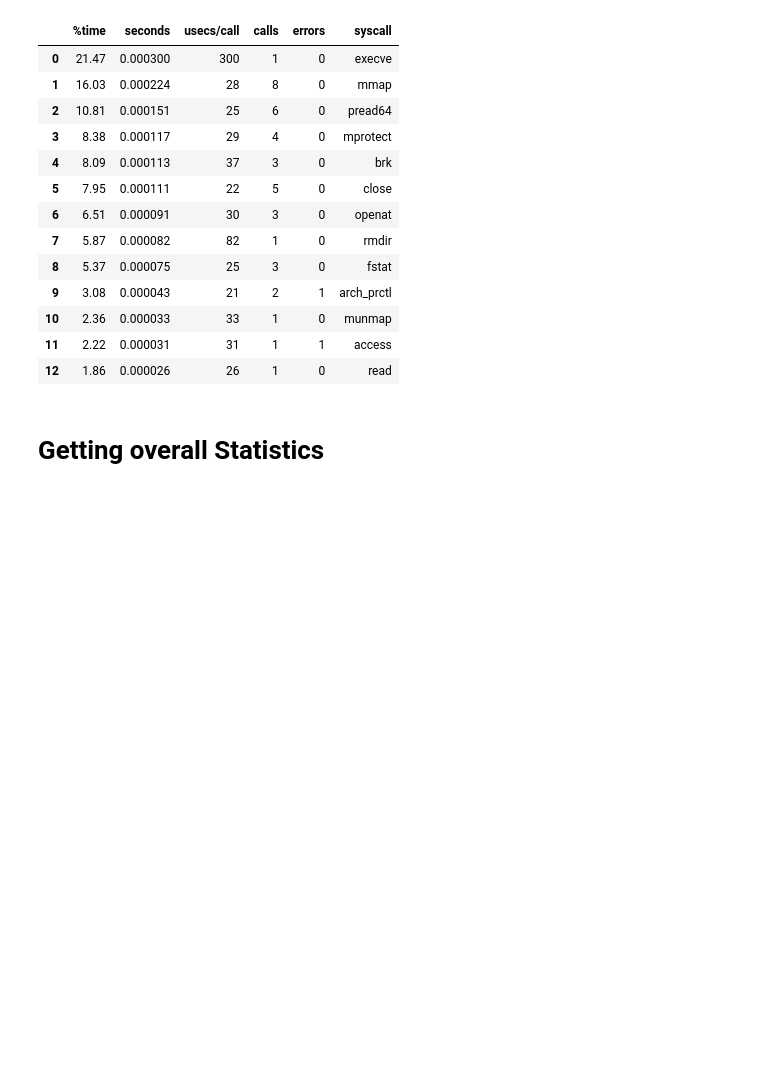
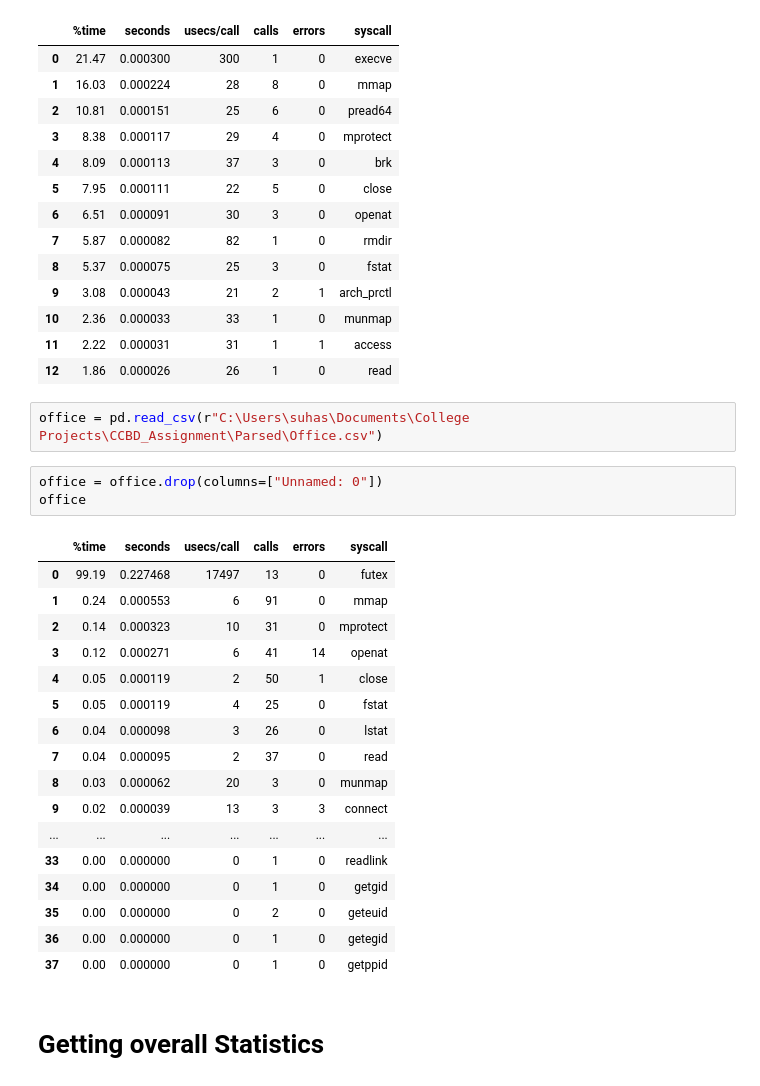
Before and after one commit to RIT3shSapata/CCBD_Assignment, a Jupyter notebook: Analysis/Analysis.ipynb, the cells around one changed output. Drawn from its saved outputs; the diff is of its cells as text; blank space fills up the shorter version.

```diff
--- a/Analysis/Analysis.ipynb
+++ b/Analysis/Analysis.ipynb
@@ -154,6 +154,29 @@ rmdir
 | 10 | 2.36 | 0.000033 | 33 | 1 | 0 | munmap |
 | 11 | 2.22 | 0.000031 | 31 | 1 | 1 | access |
 | 12 | 1.86 | 0.000026 | 26 | 1 | 0 | read |
+# %%
+office = pd.read_csv(r"C:\Users\suhas\Documents\College Projects\CCBD_Assignment\Parsed\Office.csv")
+# %%
+office = office.drop(columns=["Unnamed: 0"])
+office
+# %% [output]
+|  | %time | seconds | usecs/call | calls | errors | syscall |
+| 0 | 99.19 | 0.227468 | 17497 | 13 | 0 | futex |
+| 1 | 0.24 | 0.000553 | 6 | 91 | 0 | mmap |
+| 2 | 0.14 | 0.000323 | 10 | 31 | 0 | mprotect |
+| 3 | 0.12 | 0.000271 | 6 | 41 | 14 | openat |
+| 4 | 0.05 | 0.000119 | 2 | 50 | 1 | close |
+| 5 | 0.05 | 0.000119 | 4 | 25 | 0 | fstat |
+| 6 | 0.04 | 0.000098 | 3 | 26 | 0 | lstat |
+| 7 | 0.04 | 0.000095 | 2 | 37 | 0 | read |
+| 8 | 0.03 | 0.000062 | 20 | 3 | 0 | munmap |
+| 9 | 0.02 | 0.000039 | 13 | 3 | 3 | connect |
+| ... | ... | ... | ... | ... | ... | ... |
+| 33 | 0.00 | 0.000000 | 0 | 1 | 0 | readlink |
+| 34 | 0.00 | 0.000000 | 0 | 1 | 0 | getgid |
+| 35 | 0.00 | 0.000000 | 0 | 2 | 0 | geteuid |
+| 36 | 0.00 | 0.000000 | 0 | 1 | 0 | getegid |
+| 37 | 0.00 | 0.000000 | 0 | 1 | 0 | getppid |
 # %% [markdown]
 # Getting overall Statistics
 # %% [markdown]
```
Also changed, not shown: parts of 17 cells of this notebook, 1 other file.
